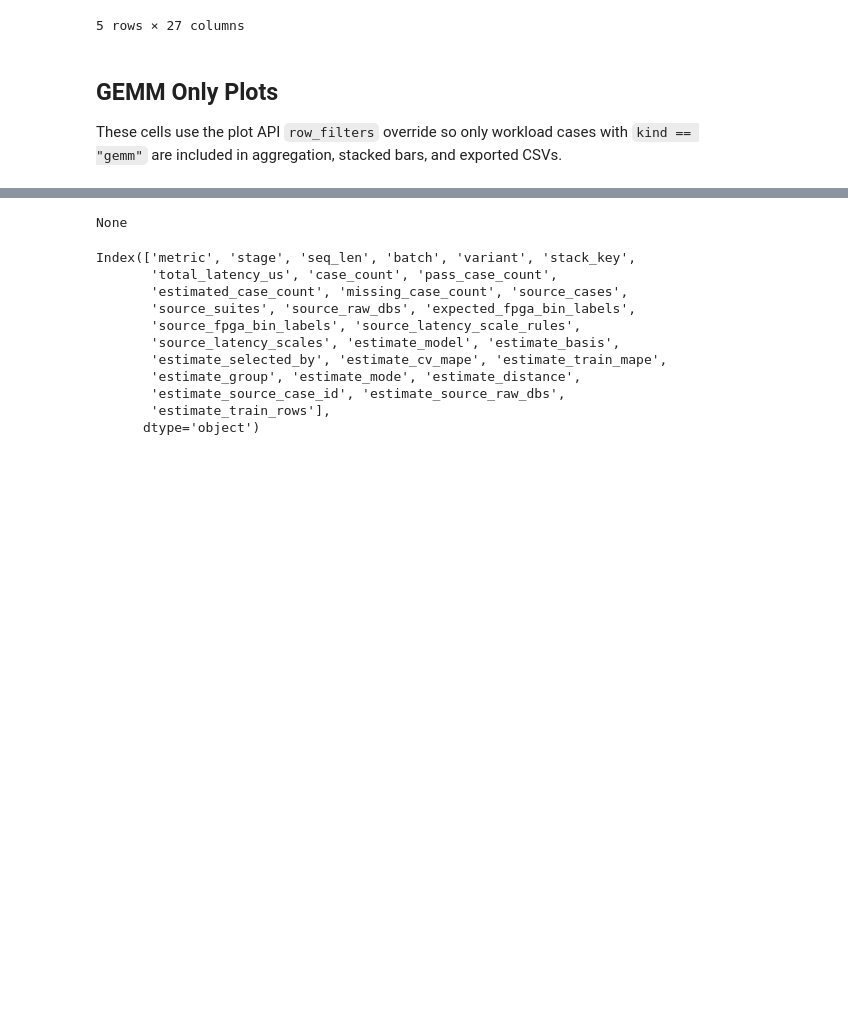
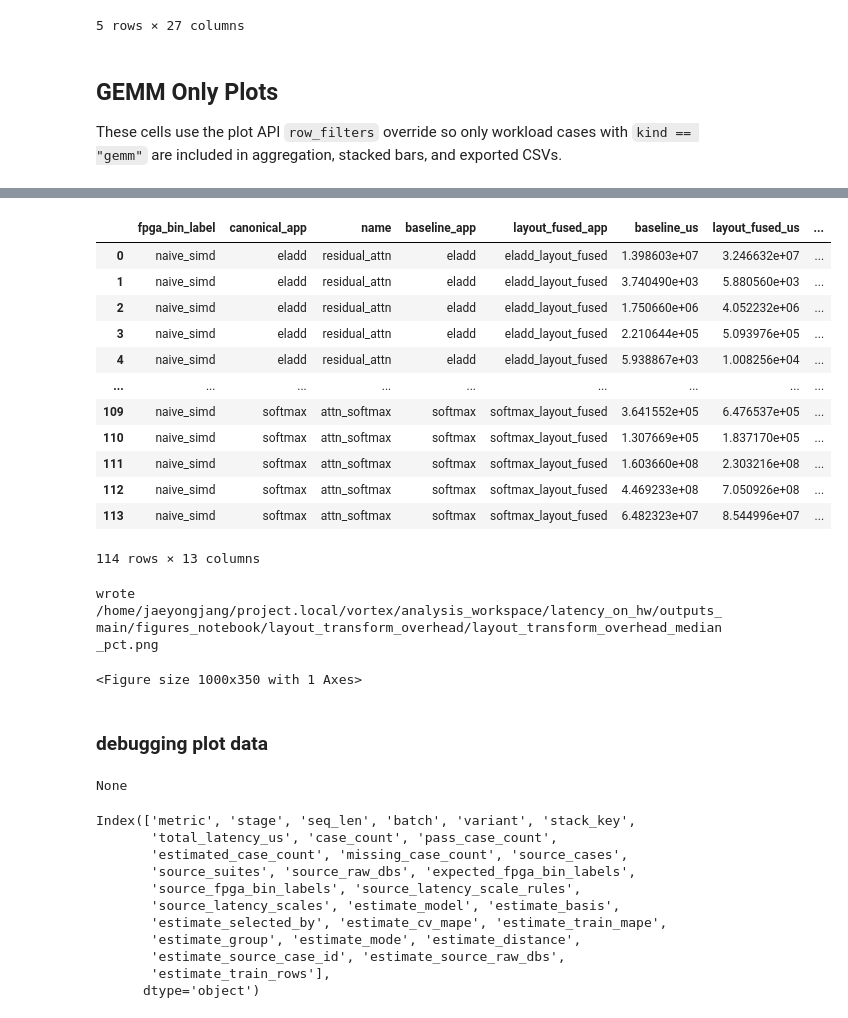
Before and after one commit to jang1664/vortex, a Jupyter notebook: analysis_workspace/latency_on_hw/plot.ipynb, the cells around one changed output, grey strips where cells are left out. Saved outputs shown, nothing was run; the diff lists cells and outputs as text; code cells hidden in the pictures; blank space fills up the shorter version.

Commit message:
Analyze layout transoform fused overhead

```diff
--- a/analysis_workspace/latency_on_hw/plot.ipynb
+++ b/analysis_workspace/latency_on_hw/plot.ipynb
@@ -343,0 +511,13 @@ wrote /home/jaeyongjang/project.local/vortex/analysis_workspace/latency_on_hw/ou
+# %%
+layout_overhead = load_layout_overhead_rows()
+layout_overhead_summary = summarize_layout_overhead(layout_overhead)
+
+layout_overhead_csv = LAYOUT_OVERHEAD_OUT_DIR / "layout_transform_overhead.csv"
+layout_overhead_summary_csv = LAYOUT_OVERHEAD_OUT_DIR / "layout_transform_overhead_summary.csv"
+layout_overhead.to_csv(layout_overhead_csv, index=False)
+layout_overhead_summary.to_csv(layout_overhead_summary_csv, index=False)
+
+print(f"matched baseline/layout_fused pairs: {len(layout_overhead)}")
+print(f"wrote {layout_overhead_csv}")
+print(f"wrote {layout_overhead_summary_csv}")
+display(layout_overhead_summary)
@@ -344,3 +535,68 @@ wrote /home/jaeyongjang/project.local/vortex/analysis_workspace/latency_on_hw/ou
+# %%
+# Detailed per-shape rows. Adjust these filters while debugging.
+layout_overhead_view = layout_overhead.copy()
+# layout_overhead_view = layout_overhead_view[layout_overhead_view["canonical_app"].eq("softmax")]
+# layout_overhead_view = layout_overhead_view[layout_overhead_view["overhead_pct"].abs().gt(20)]
+
+cols = [
+    "fpga_bin_label",
+    "canonical_app",
+    "name",
+    "baseline_app",
+    "layout_fused_app",
+    "baseline_us",
+    "layout_fused_us",
+    "overhead_us",
+    "overhead_pct",
+    "layout_fused_over_baseline",
+    "logical_shape",
+    "baseline_args",
+    "layout_fused_args",
+]
+display(
+    layout_overhead_view[cols]
+    .sort_values(["canonical_app", "name", "logical_shape"])
+    .reset_index(drop=True)
+)
+# %% [output]
+|  | fpga_bin_label | canonical_app | name | baseline_app | layout_fused_app | baseline_us | layout_fused_us | ... |
+| 0 | naive_simd | eladd | residual_attn | eladd | eladd_layout_fused | 1.398603e+07 | 3.246632e+07 | ... |
+| 1 | naive_simd | eladd | residual_attn | eladd | eladd_layout_fused | 3.740490e+03 | 5.880560e+03 | ... |
+| 2 | naive_simd | eladd | residual_attn | eladd | eladd_layout_fused | 1.750660e+06 | 4.052232e+06 | ... |
+| 3 | naive_simd | eladd | residual_attn | eladd | eladd_layout_fused | 2.210644e+05 | 5.093976e+05 | ... |
+| 4 | naive_simd | eladd | residual_attn | eladd | eladd_layout_fused | 5.938867e+03 | 1.008256e+04 | ... |
+| ... | ... | ... | ... | ... | ... | ... | ... | ... |
+| 109 | naive_simd | softmax | attn_softmax | softmax | softmax_layout_fused | 3.641552e+05 | 6.476537e+05 | ... |
+| 110 | naive_simd | softmax | attn_softmax | softmax | softmax_layout_fused | 1.307669e+05 | 1.837170e+05 | ... |
+| 111 | naive_simd | softmax | attn_softmax | softmax | softmax_layout_fused | 1.603660e+08 | 2.303216e+08 | ... |
+| 112 | naive_simd | softmax | attn_softmax | softmax | softmax_layout_fused | 4.469233e+08 | 7.050926e+08 | ... |
+| 113 | naive_simd | softmax | attn_softmax | softmax | softmax_layout_fused | 6.482323e+07 | 8.544996e+07 | ... |
+114 rows × 13 columns
+# %%
+if not layout_overhead_summary.empty:
+    plot_df = layout_overhead_summary.sort_values("overhead_pct_median", ascending=True)
+    fig, ax = plt.subplots(figsize=(10, max(3.5, 0.45 * len(plot_df))))
+    labels = plot_df["canonical_app"] + "\n" + plot_df["layout_fused_app"]
+    bars = ax.barh(labels, plot_df["overhead_pct_median"], color="#087E8B")
+    ax.axvline(0, color="#333333", linewidth=0.8)
+    ax.set_xlabel("median overhead vs baseline (%)")
+    ax.set_title("Layout fused overhead by canonical app")
+    ax.grid(axis="x", alpha=0.25)
+    for bar, value in zip(bars, plot_df["overhead_pct_median"]):
+        x = bar.get_width()
+        ha = "left" if x >= 0 else "right"
+        dx = 1.0 if x >= 0 else -1.0
+        ax.text(x + dx, bar.get_y() + bar.get_height() / 2, f"{value:.1f}%", va="center", ha=ha, fontsize=8)
+    fig.tight_layout()
+    fig_path = LAYOUT_OVERHEAD_OUT_DIR / "layout_transform_overhead_median_pct.png"
+    fig.savefig(fig_path, dpi=200, bbox_inches="tight")
+    print(f"wrote {fig_path}")
+    display(fig)
+# %% [output]
+wrote /home/jaeyongjang/project.local/vortex/analysis_workspace/latency_on_hw/outputs_main/figures_notebook/layout_transform_overhead/layout_transform_overhead_median_pct.png
+<Figure size 1000x350 with 1 Axes>
+# %% [markdown]
+### debugging plot data
 # %%
 df_ = main_all_result.stack_data
 # df_ = df_[df_["variant"]=="all_fpint_gemm_improve_fused_layout_spinquant"]
```
Also changed, not shown: parts of 9 cells of this notebook.
